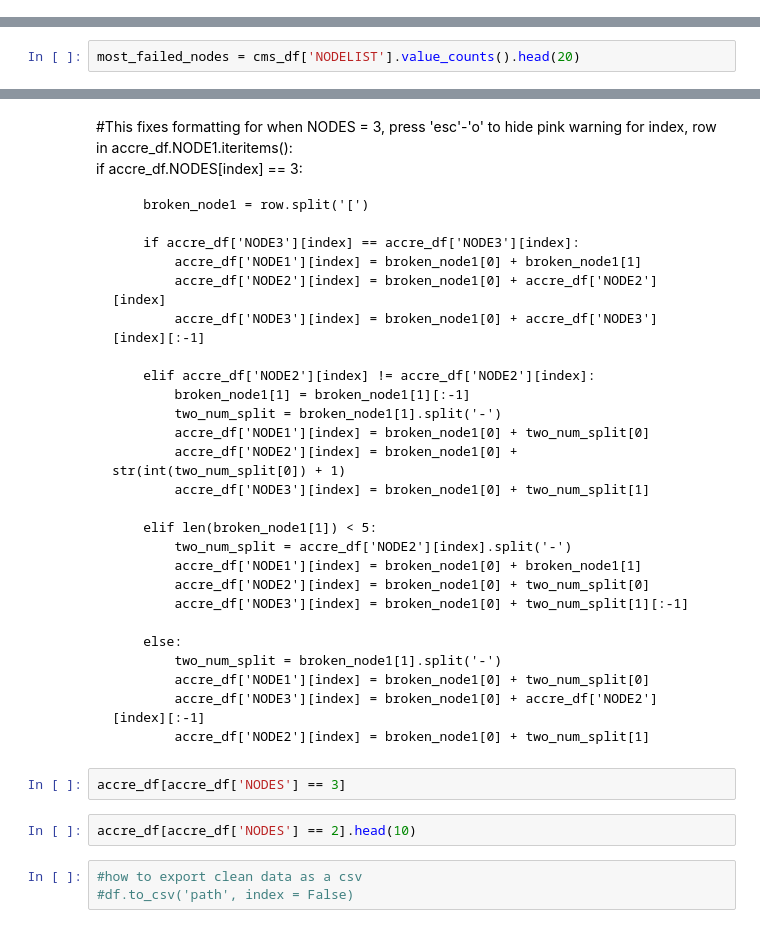
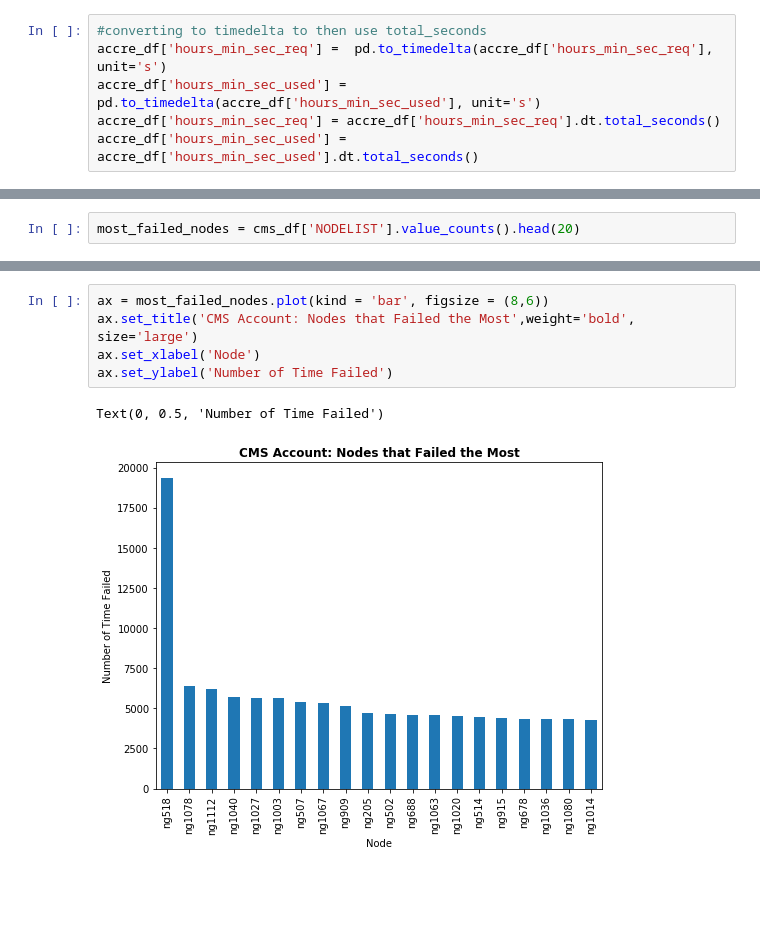
Before and after one commit to nss-data-science-cohort-4/dq2-accre-mst, a Jupyter notebook: notebooks/CMS Question.ipynb, the cells around one changed output, grey strips where cells are left out. Cells and saved outputs as stored; diff of their text form; blank space fills up the shorter version.

```diff
--- a/notebooks/CMS Question.ipynb
+++ b/notebooks/CMS Question.ipynb
@@ -59,0 +72,6 @@ b'Skipping line 3753700: expected 14 fields, saw 25\nSkipping line 3753704: expe
+# %%
+#converting to timedelta to then use total_seconds
+accre_df['hours_min_sec_req'] =  pd.to_timedelta(accre_df['hours_min_sec_req'], unit='s')
+accre_df['hours_min_sec_used'] =  pd.to_timedelta(accre_df['hours_min_sec_used'], unit='s')
+accre_df['hours_min_sec_req'] = accre_df['hours_min_sec_req'].dt.total_seconds()
+accre_df['hours_min_sec_used'] = accre_df['hours_min_sec_used'].dt.total_seconds()
@@ -373,37 +200,8 @@ accre_df[accre_df['NODELIST'] == 'ngcn1314']
-# %% [markdown]
-#This fixes formatting for when NODES = 3, press 'esc'-'o' to hide pink warning
-for index, row in accre_df.NODE1.iteritems():
-    if accre_df.NODES[index] == 3:
-
-        broken_node1 = row.split('[')
-
-        if accre_df['NODE3'][index] == accre_df['NODE3'][index]:
-            accre_df['NODE1'][index] = broken_node1[0] + broken_node1[1]
-            accre_df['NODE2'][index] = broken_node1[0] + accre_df['NODE2'][index]
-            accre_df['NODE3'][index] = broken_node1[0] + accre_df['NODE3'][index][:-1]
-
-        elif accre_df['NODE2'][index] != accre_df['NODE2'][index]:
-            broken_node1[1] = broken_node1[1][:-1]
-            two_num_split = broken_node1[1].split('-')
-            accre_df['NODE1'][index] = broken_node1[0] + two_num_split[0]
-            accre_df['NODE2'][index] = broken_node1[0] + str(int(two_num_split[0]) + 1)
-            accre_df['NODE3'][index] = broken_node1[0] + two_num_split[1]
-
-        elif len(broken_node1[1]) < 5:
-            two_num_split = accre_df['NODE2'][index].split('-')
-            accre_df['NODE1'][index] = broken_node1[0] + broken_node1[1]
-            accre_df['NODE2'][index] = broken_node1[0] + two_num_split[0]
-            accre_df['NODE3'][index] = broken_node1[0] + two_num_split[1][:-1]
-
-        else:
-            two_num_split = broken_node1[1].split('-')
-            accre_df['NODE1'][index] = broken_node1[0] + two_num_split[0]
-            accre_df['NODE3'][index] = broken_node1[0] + accre_df['NODE2'][index][:-1]
-            accre_df['NODE2'][index] = broken_node1[0] + two_num_split[1]
-# %%
-accre_df[accre_df['NODES'] == 3]
-# %%
-accre_df[accre_df['NODES'] == 2].head(10)
-# %%
-#how to export clean data as a csv
-#df.to_csv('path', index = False)
+# %%
+ax = most_failed_nodes.plot(kind = 'bar', figsize = (8,6))
+ax.set_title('CMS Account: Nodes that Failed the Most',weight='bold', size='large')
+ax.set_xlabel('Node')
+ax.set_ylabel('Number of Time Failed')
+# %% [output]
+Text(0, 0.5, 'Number of Time Failed')
+[figure, added]
```
Also changed, not shown: parts of 65 cells of this notebook.
